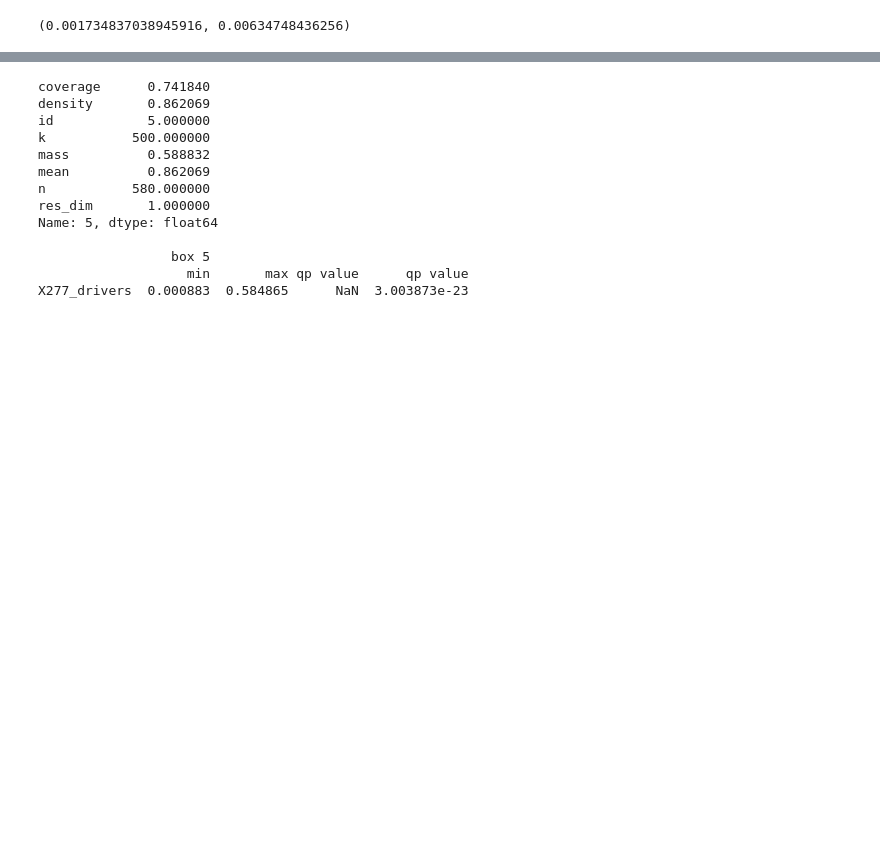
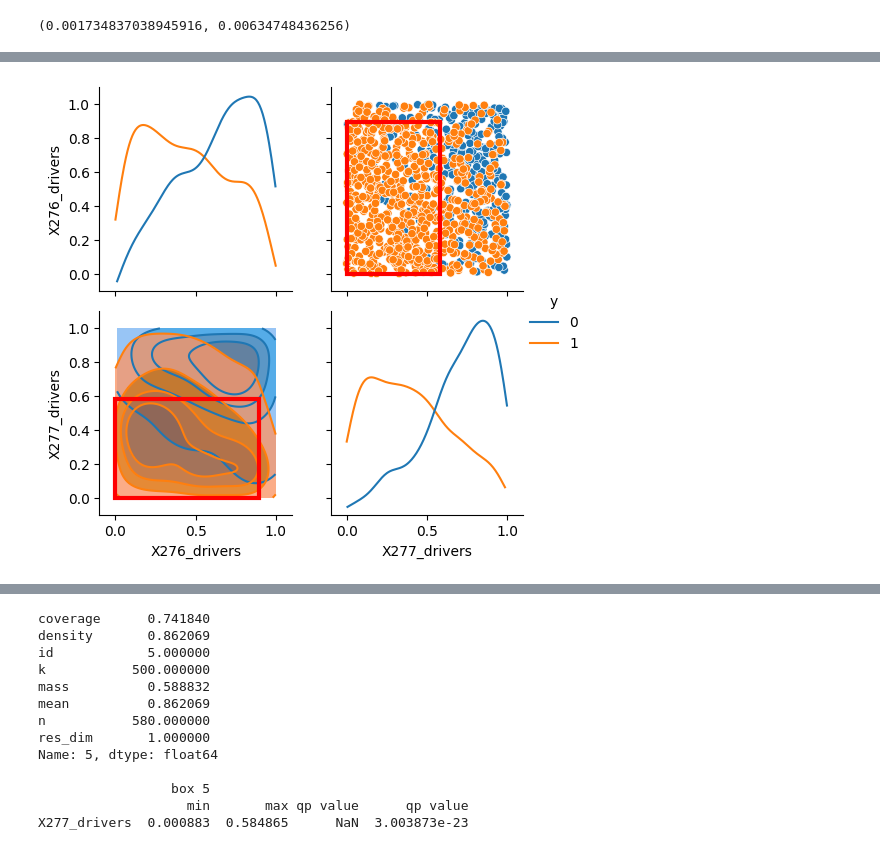
Before and after one commit to jcsyme/sdexplorer, a Jupyter notebook: explore_scenario_discovery.ipynb, the cells around one changed output, grey strips where cells are left out. Drawn from its saved outputs; the diff is of its cells as text; code cells hidden in the pictures; blank space fills up the shorter version.

Commit message:
added some plots and added info on policy narrative

```diff
--- a/explore_scenario_discovery.ipynb
+++ b/explore_scenario_discovery.ipynb
@@ -187,14 +188,14 @@ df_index[
 df_x = df_exploratory_data[fields_x] # EMA prim calls a data frame as x
 vec_y = df_exploratory_data[field_vuln_0].to_numpy() # numpy vector as y
 
-prim_alg = prim.Prim(
+prim_alg_v0 = prim.Prim(
     df_x,
     vec_y,
     peel_alpha = 0.1, # parameter governing # of boxes; higher number -> fewer boxes
     threshold = 0.5, # threshold
     threshold_type = 1, # 1 -> ABOVE, 2 -> BELOW
 )
-boxes = prim_alg.find_box()
+boxes_v0 = prim_alg_v0.find_box()
 # %% [markdown]
 ##  Given the parameters we provided, PRIM identifies for a number of boxes iteratively, with dimensional restrictions increasing as it continues
 - These boxes form what is known as the *Peeling Tracjectory*, which shows the tradeoff between coverage and density
@@ -270 +275,6 @@ sf_primary_sup, sf_secondary_sup
+# %%
+fig = boxes_v0.show_pairs_scatter(6)
+plt.show()
+# %% [output]
+[figure, added]
 # %% [markdown]
```
Also changed, not shown: parts of 10 cells of this notebook.
